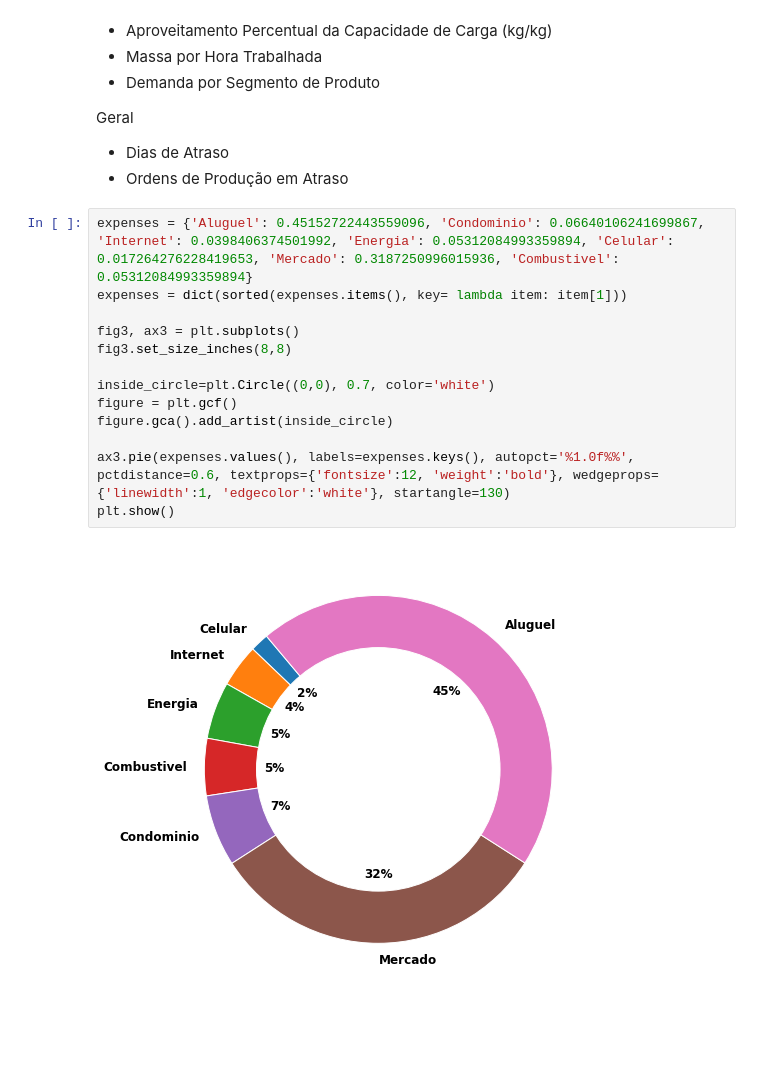
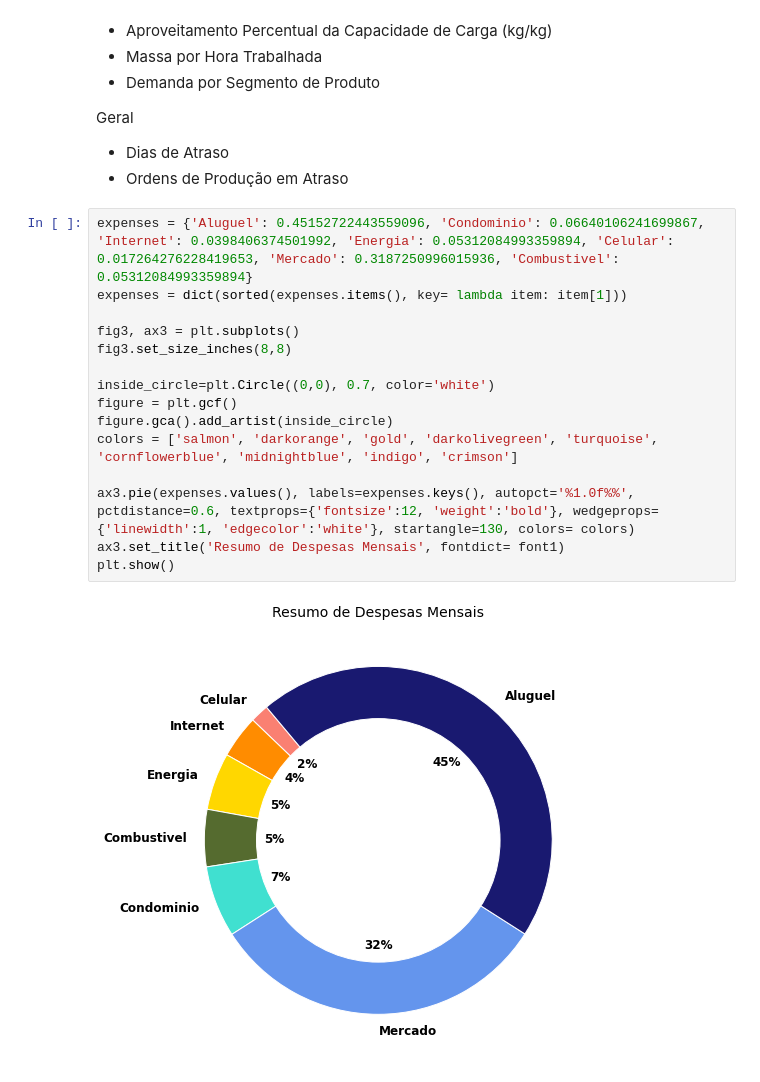
Before and after one commit to giacomocolonetti/giacomocolonetti, a Jupyter notebook: me.ipynb, the cells around one changed output. Saved outputs shown, nothing was run; the diff lists cells and outputs as text; blank space fills up the shorter version.

```diff
--- a/me.ipynb
+++ b/me.ipynb
@@ -81,15 +81,17 @@ Geral
 # %%
 expenses = {'Aluguel': 0.45152722443559096, 'Condominio': 0.06640106241699867, 'Internet': 0.0398406374501992, 'Energia': 0.05312084993359894, 'Celular': 0.017264276228419653, 'Mercado': 0.3187250996015936, 'Combustivel': 0.05312084993359894}
 expenses = dict(sorted(expenses.items(), key= lambda item: item[1]))
 
 fig3, ax3 = plt.subplots()
 fig3.set_size_inches(8,8)
 
 inside_circle=plt.Circle((0,0), 0.7, color='white')
 figure = plt.gcf()
 figure.gca().add_artist(inside_circle)
+colors = ['salmon', 'darkorange', 'gold', 'darkolivegreen', 'turquoise', 'cornflowerblue', 'midnightblue', 'indigo', 'crimson']
 
-ax3.pie(expenses.values(), labels=expenses.keys(), autopct='%1.0f%%', pctdistance=0.6, textprops={'fontsize':12, 'weight':'bold'}, wedgeprops={'linewidth':1, 'edgecolor':'white'}, startangle=130)
+ax3.pie(expenses.values(), labels=expenses.keys(), autopct='%1.0f%%', pctdistance=0.6, textprops={'fontsize':12, 'weight':'bold'}, wedgeprops={'linewidth':1, 'edgecolor':'white'}, startangle=130, colors= colors)
+ax3.set_title('Resumo de Despesas Mensais', fontdict= font1)
 plt.show()
 # %% [output]
-[figure, old version]
+[figure, new version]
```
